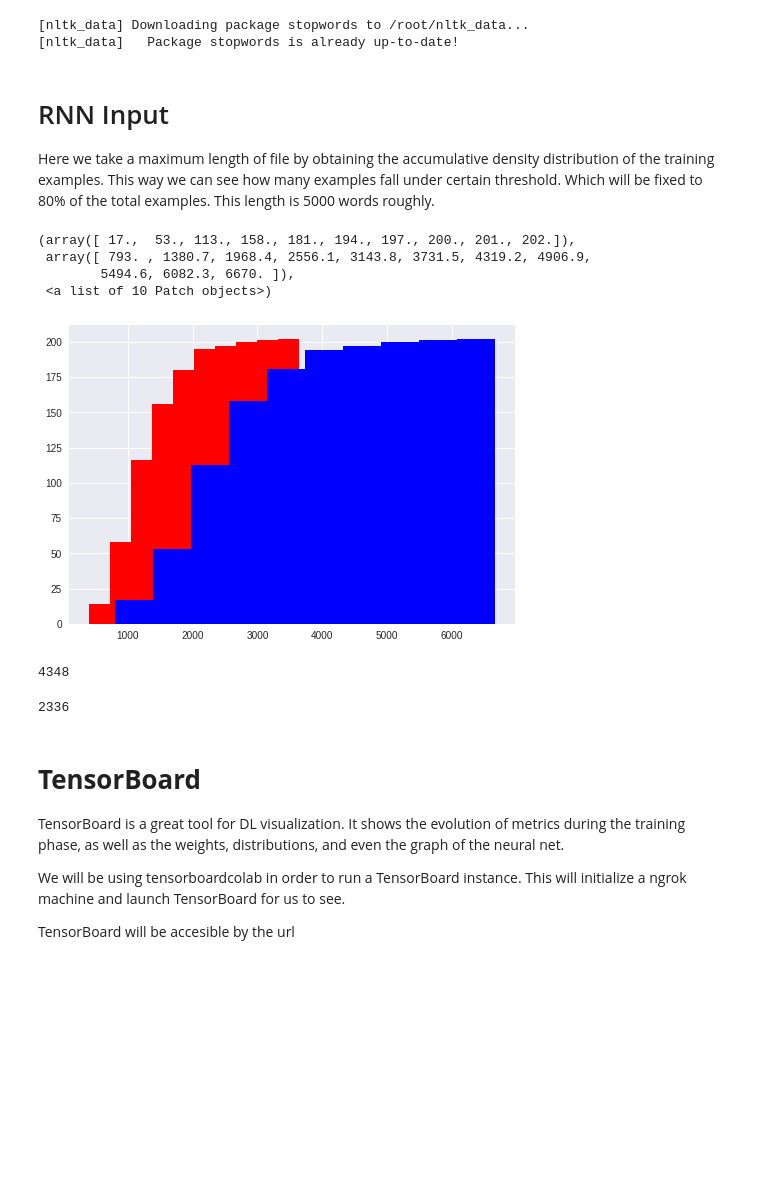
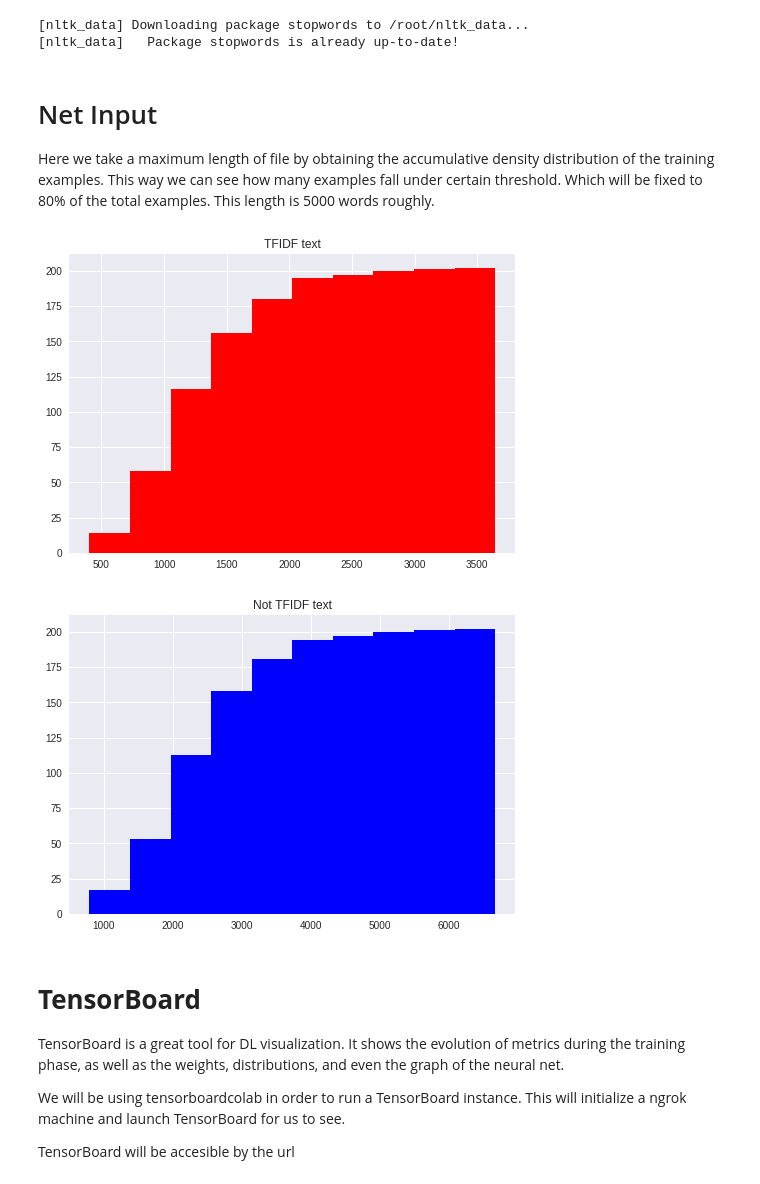
Before and after one commit to PRaezUC3M/CohortSelection2, a Jupyter notebook: CRDNN.ipynb, the cells around one changed output. Cells and saved outputs as stored; diff of their text form; code cells hidden in the pictures; blank space fills up the shorter version.

```diff
--- a/CRDNN.ipynb
+++ b/CRDNN.ipynb
@@ -201,38 +252,48 @@ def tokenize_clean_text(text, tokenizer=None, max_length=None, max_words=MAX_WOR
 # %% [markdown]
-# RNN Input
+# Net Input
 
 Here we take a maximum length of file by obtaining the accumulative density distribution of the training examples. This way we can see how many examples fall under certain threshold. Which will be fixed to 80% of the total examples. This length is 5000 words roughly.
-# %%
-train_x_token, tokenizer, max_length, tfidf_text, clean_text = tokenize_clean_text(train_x)
-
-test_x_token, _, _, _, _ = tokenize_clean_text(test_x, tokenizer, max_length=max_length)
-assert len(train_x_token) == len(train_x)
-assert len(test_x_token) == len(test_x)
-
-lenghts = [len(sentence[DATE_LENGTH:].split(" ")) for sentence in tfidf_text]
-plt.hist(lenghts, cumulative=True, color='r')
-
-lenghts = [len(sentence[DATE_LENGTH:].split(" ")) for sentence in clean_text]
-plt.hist(lenghts, cumulative=True, color='b')
-# %% [output]
-(array([ 17.,  53., 113., 158., 181., 194., 197., 200., 201., 202.]),
- array([ 793. , 1380.7, 1968.4, 2556.1, 3143.8, 3731.5, 4319.2, 4906.9,
-        5494.6, 6082.3, 6670. ]),
- <a list of 10 Patch objects>)
-[figure, removed]
-# %%
-if len(tokenizer.word_index) < MAX_WORDS:
-  MAX_WORDS = len(tokenizer.word_index)
-  print(MAX_WORDS)
-# %% [output]
-4348
-# %%
-print(max_length)
-# Thus, we initialize the maximum word length as
-for p in network_parameters:
-  p["max_length"] = max_length
-# %% [output]
-2336
+# %%
+for p in network_parameters:
+  p["max_words"] = MAX_WORDS
+
+if any([p["tfidf"] for p in network_parameters]):
+  train_x_token_tfidf, tokenizer_tfidf, max_length, tfidf_text = tokenize_clean_text(train_x, tfidf=True)
+
+  test_x_token_tfidf, _, _, _ = tokenize_clean_text(test_x, tfidf=True, tokenizer=tokenizer_tfidf, max_length=max_length)
+
+
+  for p in network_parameters:
+    if p["tfidf"]:
+      if len(tokenizer_tfidf.word_index) < MAX_WORDS:
+        p["max_words"] = len(tokenizer_tfidf.word_index)
+
+      p["max_length"] = max_length
+
+  lenghts = [len(sentence[DATE_LENGTH:].split(" ")) for sentence in tfidf_text]
+  plt.hist(lenghts, cumulative=True, color='r')
+  plt.title("TFIDF text")
+  plt.show()
+
+if any([not p["tfidf"] for p in network_parameters]):
+  train_x_token, tokenizer, max_length, clean_text = tokenize_clean_text(train_x, tfidf=False)
+
+  test_x_token, _, _, _ = tokenize_clean_text(test_x, tfidf=False, tokenizer=tokenizer, max_length=max_length)
+
+  for p in network_parameters:
+    if not p["tfidf"]:
+      if len(tokenizer.word_index) < MAX_WORDS:
+        p["max_words"] = len(tokenizer_tfidf.word_index)
+
+      p["max_length"] = max_length
+
+  lenghts = [len(sentence[DATE_LENGTH:].split(" ")) for sentence in clean_text]
+  plt.hist(lenghts, cumulative=True, color='b')
+  plt.title("Not TFIDF text")
+  plt.show()
+# %% [output]
+[figure, added]
+[figure, added]
 # %% [markdown]
 # **TensorBoard**
 TensorBoard is a great tool for DL visualization. It shows the evolution of metrics during the training phase, as well as the weights, distributions, and even the graph of the neural net.
```
Also changed, not shown: parts of 32 cells of this notebook.
